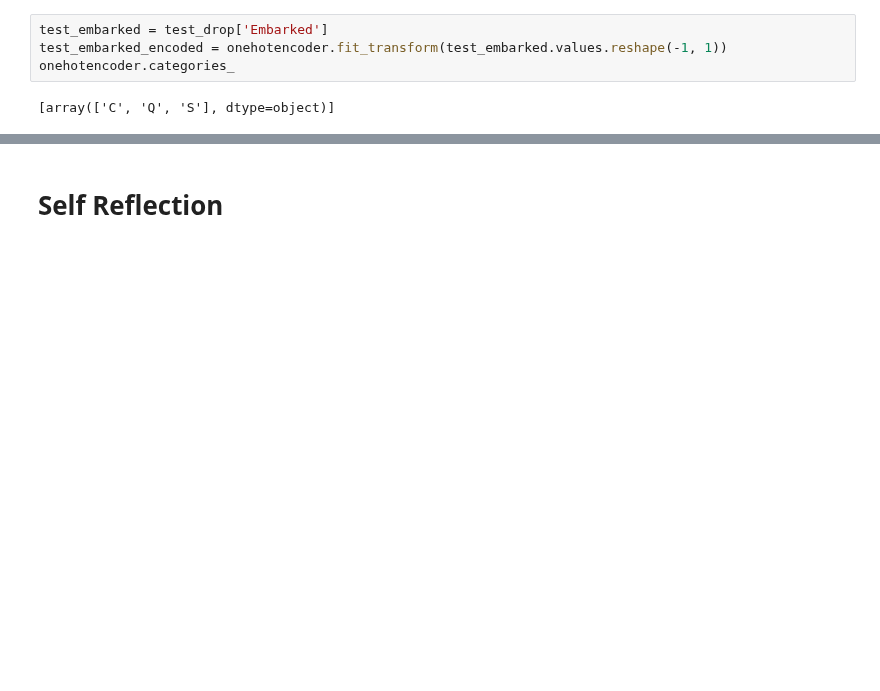
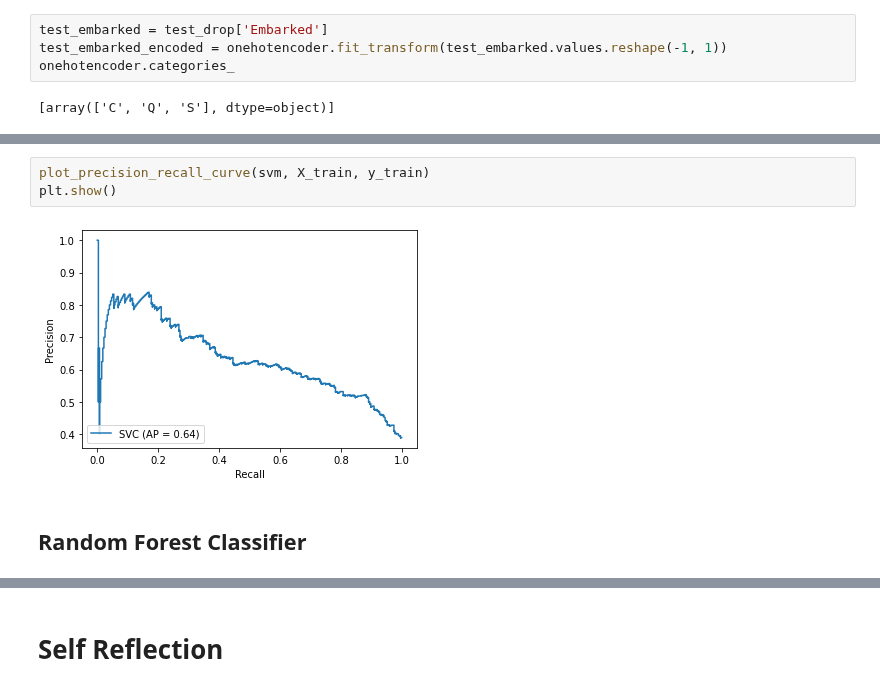
Before and after one commit to lucaslokchan/hands-on-ml, a Jupyter notebook: Projects/Titanic/Titanic_Machine_Learning_from_Disaster.ipynb, the cells around one changed output, grey strips where cells are left out. Drawn from its saved outputs; the diff is of its cells as text; blank space fills up the shorter version.

```diff
--- a/Projects/Titanic/Titanic_Machine_Learning_from_Disaster.ipynb
+++ b/Projects/Titanic/Titanic_Machine_Learning_from_Disaster.ipynb
@@ -568,0 +686,7 @@ Concatenate Imputed Age, Labelencoded Sex and Onehotencoded Embarked into test_p
+# %%
+plot_precision_recall_curve(svm, X_train, y_train)
+plt.show()
+# %% [output]
+[figure, added]
+# %% [markdown]
+## Random Forest Classifier
```
Also changed, not shown: parts of 34 cells of this notebook.
